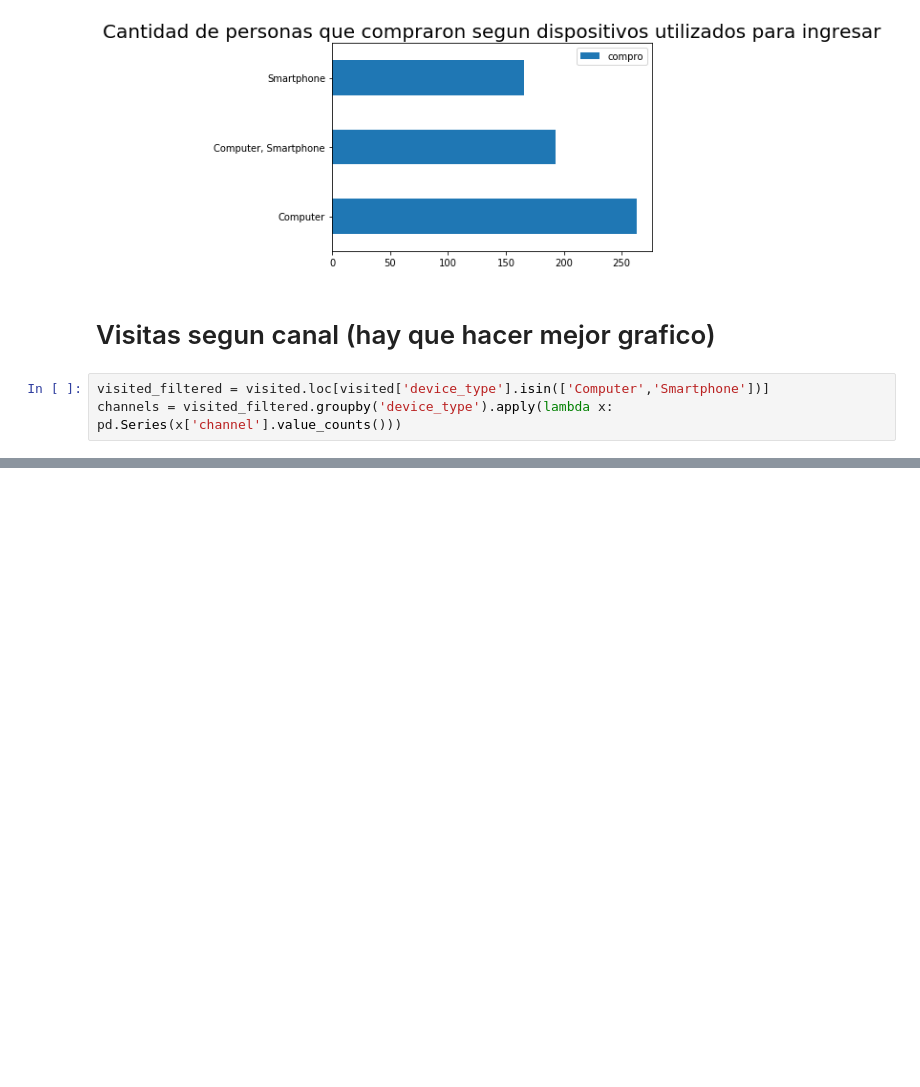
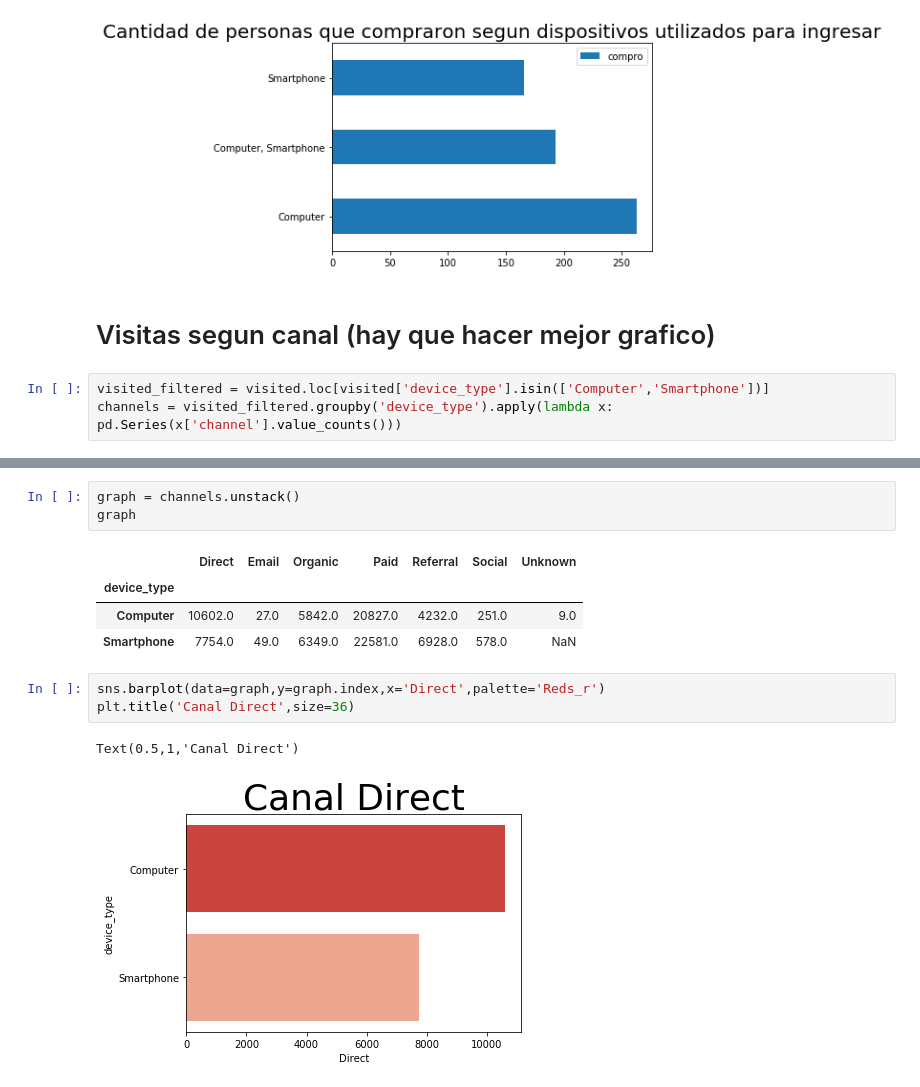
Before and after one commit to javier2409/TP1Datos2C2018, a Jupyter notebook: device type.ipynb, the cells around one changed output, grey strips where cells are left out. Saved outputs shown, nothing was run; the diff lists cells and outputs as text; blank space fills up the shorter version.

```diff
--- a/device type.ipynb
+++ b/device type.ipynb
@@ -111,0 +113,14 @@ channels.plot.bar()
+# %%
+graph = channels.unstack()
+graph
+# %% [output]
+|  | Direct | Email | Organic | Paid | Referral | Social | Unknown |
+| device_type |  |  |  |  |  |  |  |
+| Computer | 10602.0 | 27.0 | 5842.0 | 20827.0 | 4232.0 | 251.0 | 9.0 |
+| Smartphone | 7754.0 | 49.0 | 6349.0 | 22581.0 | 6928.0 | 578.0 | NaN |
+# %%
+sns.barplot(data=graph,y=graph.index,x='Direct',palette='Reds_r')
+plt.title('Canal Direct',size=36)
+# %% [output]
+Text(0.5,1,'Canal Direct')
+[figure, added]
```
Also changed, not shown: parts of 9 cells of this notebook.
